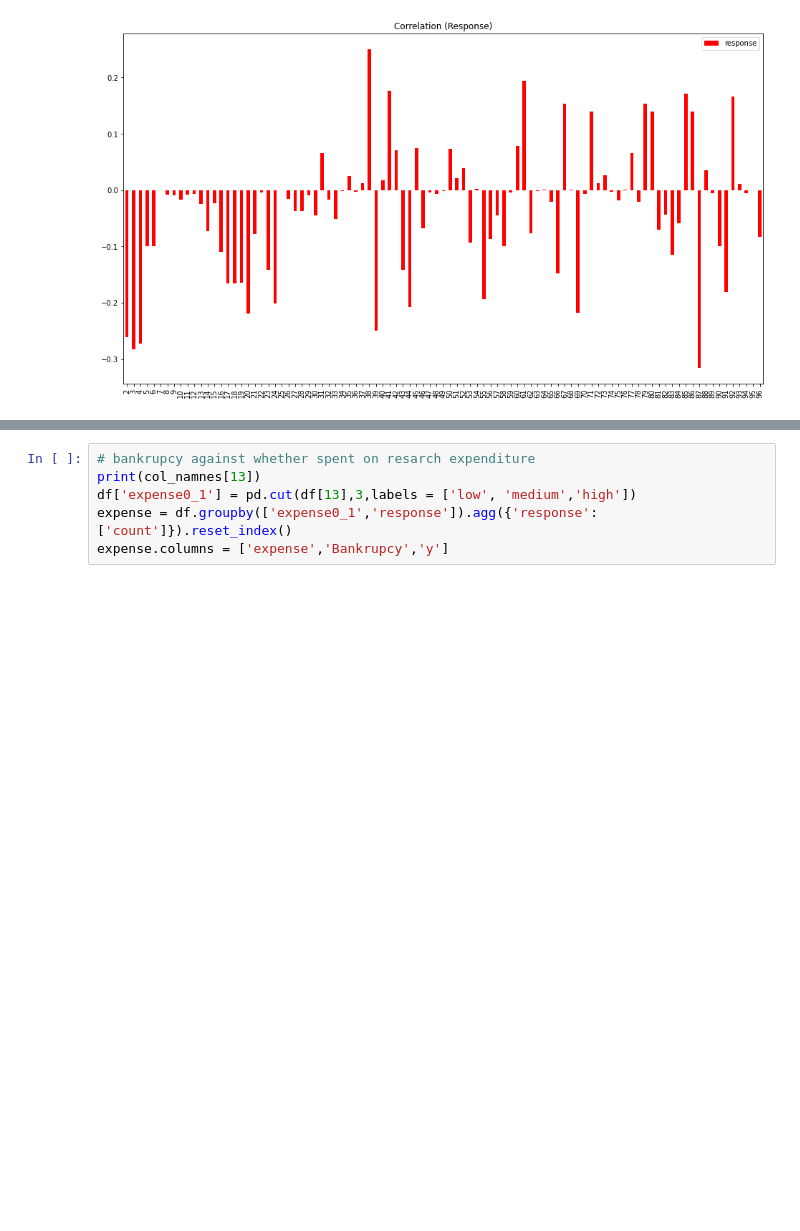
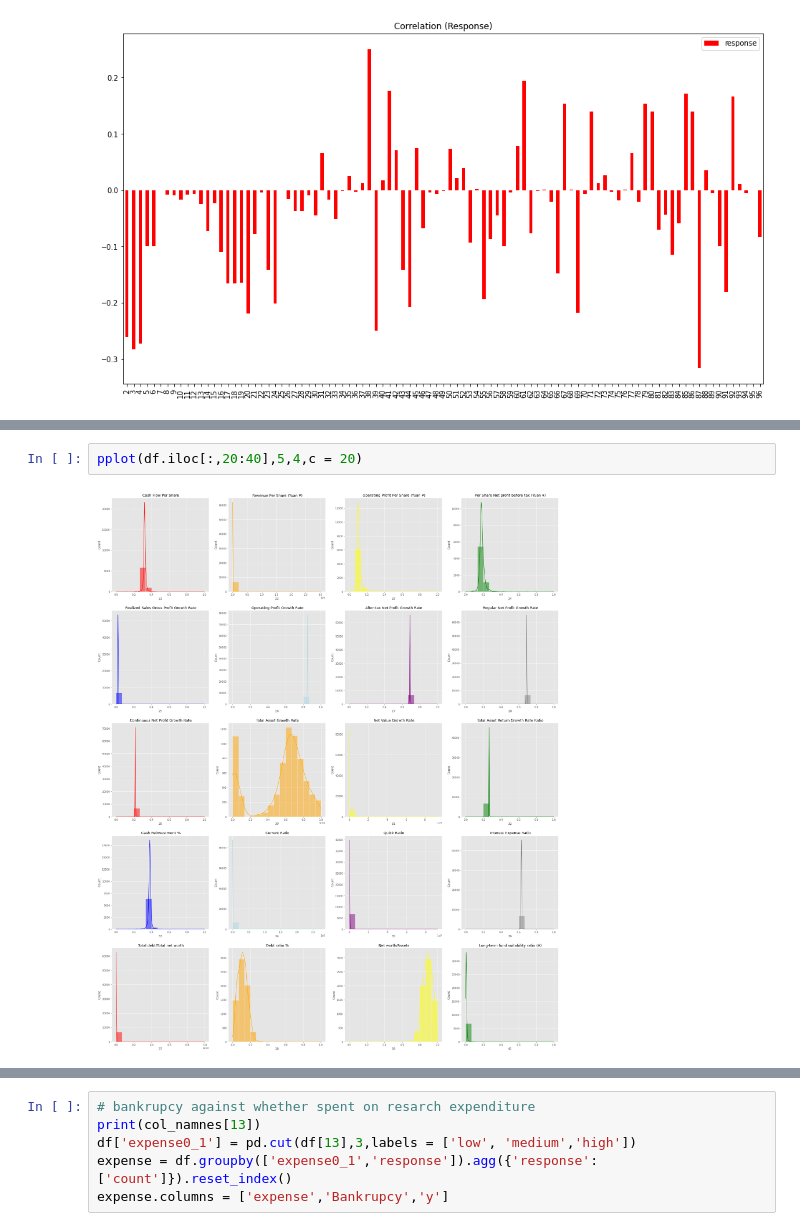
Before and after one commit to JaperTai77/Colab-notebook, a Jupyter notebook: bankrupcy.ipynb, the cells around one changed output, grey strips where cells are left out. Saved outputs shown, nothing was run; the diff lists cells and outputs as text; blank space fills up the shorter version.

```diff
--- a/bankrupcy.ipynb
+++ b/bankrupcy.ipynb
@@ -114,0 +120,4 @@ def pplot(df,a,b):
+# %%
+pplot(df.iloc[:,20:40],5,4,c = 20)
+# %% [output]
+[figure, added]
```
Also changed, not shown: parts of 72 cells of this notebook.
